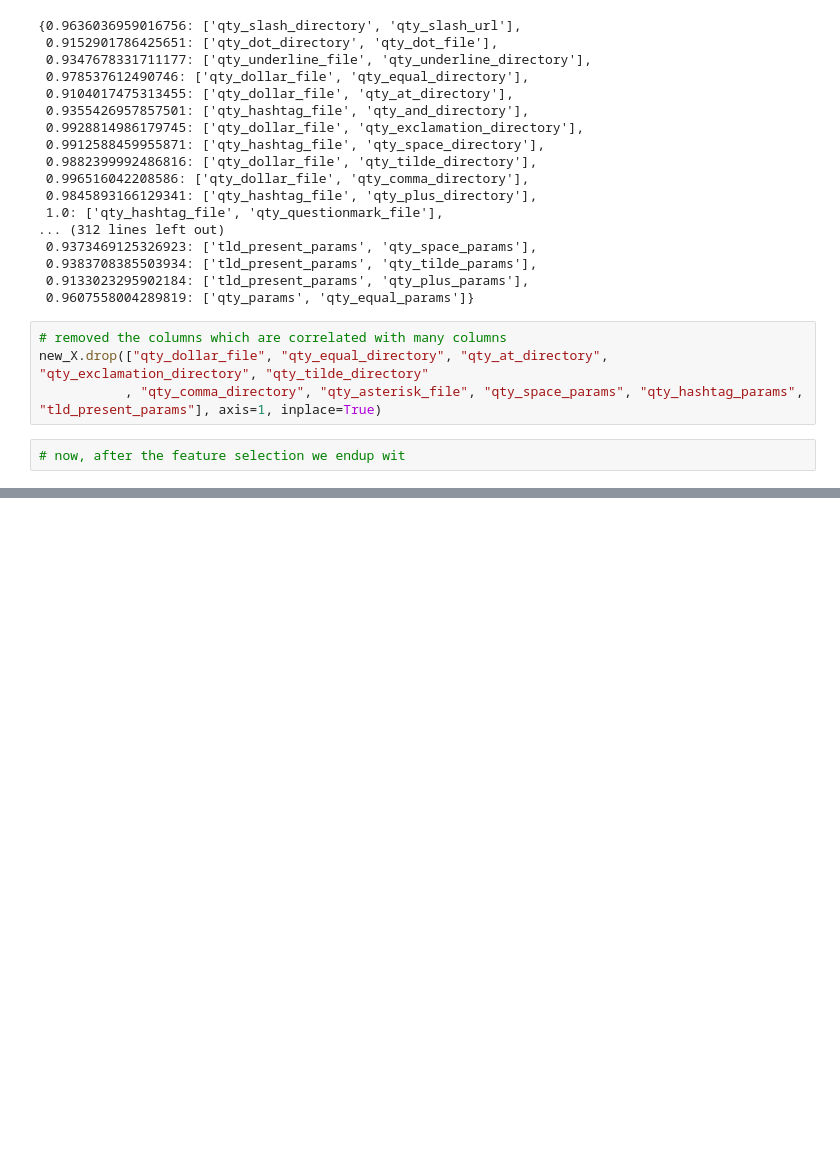
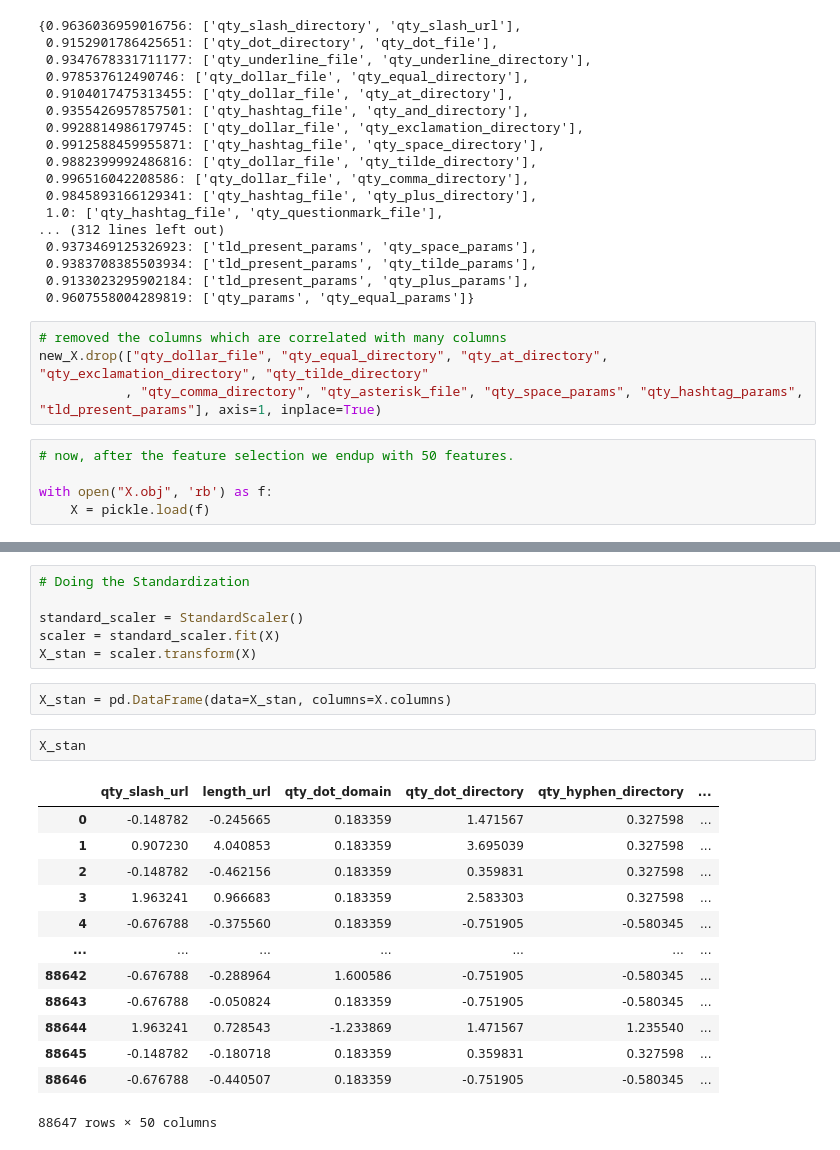
Before and after one commit to shilu10/internship-project, a Jupyter notebook: phising_website/EDA.ipynb, the cells around one changed output, grey strips where cells are left out. Drawn from its saved outputs; the diff is of its cells as text; blank space fills up the shorter version.

```diff
--- a/phising_website/EDA.ipynb
+++ b/phising_website/EDA.ipynb
@@ -192,4 +193,7 @@ find_corr_features(new_X, 0.90)
 new_X.drop(["qty_dollar_file", "qty_equal_directory", "qty_at_directory", "qty_exclamation_directory", "qty_tilde_directory"
            , "qty_comma_directory", "qty_asterisk_file", "qty_space_params", "qty_hashtag_params", "tld_present_params"], axis=1, inplace=True)
 # %%
-# now, after the feature selection we endup wit
+# now, after the feature selection we endup with 50 features.
+
+with open("X.obj", 'rb') as f:
+    X = pickle.load(f)
@@ -195,0 +216,24 @@ new_X.drop(["qty_dollar_file", "qty_equal_directory", "qty_at_directory", "qty_e
+# %%
+# Doing the Standardization
+
+standard_scaler = StandardScaler()
+scaler = standard_scaler.fit(X)
+X_stan = scaler.transform(X)
+# %%
+X_stan = pd.DataFrame(data=X_stan, columns=X.columns)
+# %%
+X_stan
+# %% [output]
+|  | qty_slash_url | length_url | qty_dot_domain | qty_dot_directory | qty_hyphen_directory | ... |
+| 0 | -0.148782 | -0.245665 | 0.183359 | 1.471567 | 0.327598 | ... |
+| 1 | 0.907230 | 4.040853 | 0.183359 | 3.695039 | 0.327598 | ... |
+| 2 | -0.148782 | -0.462156 | 0.183359 | 0.359831 | 0.327598 | ... |
+| 3 | 1.963241 | 0.966683 | 0.183359 | 2.583303 | 0.327598 | ... |
+| 4 | -0.676788 | -0.375560 | 0.183359 | -0.751905 | -0.580345 | ... |
+| ... | ... | ... | ... | ... | ... | ... |
+| 88642 | -0.676788 | -0.288964 | 1.600586 | -0.751905 | -0.580345 | ... |
+| 88643 | -0.676788 | -0.050824 | 0.183359 | -0.751905 | -0.580345 | ... |
+| 88644 | 1.963241 | 0.728543 | -1.233869 | 1.471567 | 1.235540 | ... |
+| 88645 | -0.148782 | -0.180718 | 0.183359 | 0.359831 | 0.327598 | ... |
+| 88646 | -0.676788 | -0.440507 | 0.183359 | -0.751905 | -0.580345 | ... |
+88647 rows × 50 columns
```
Also changed, not shown: parts of 3 cells of this notebook, 15 other files.
